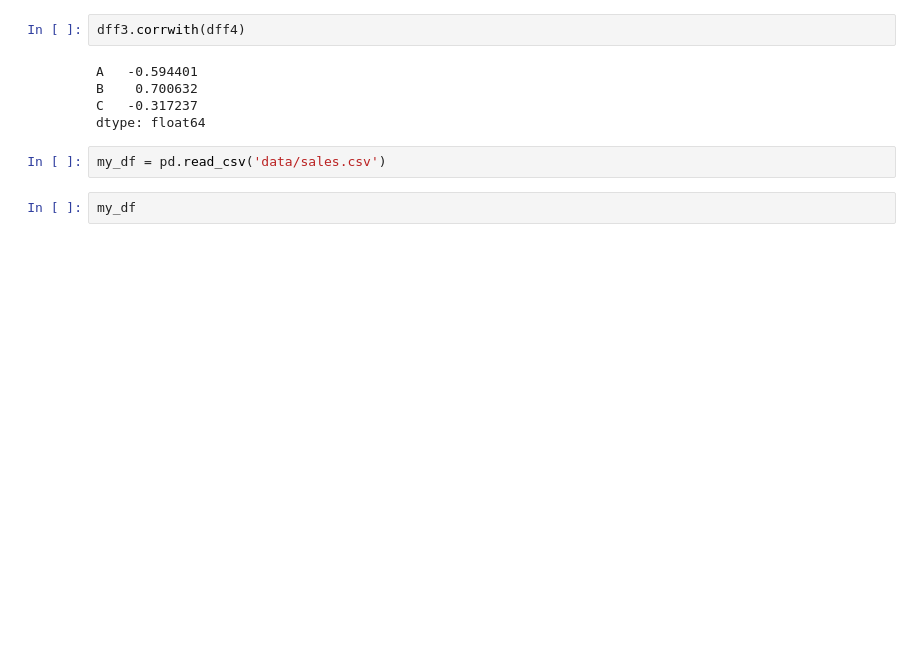
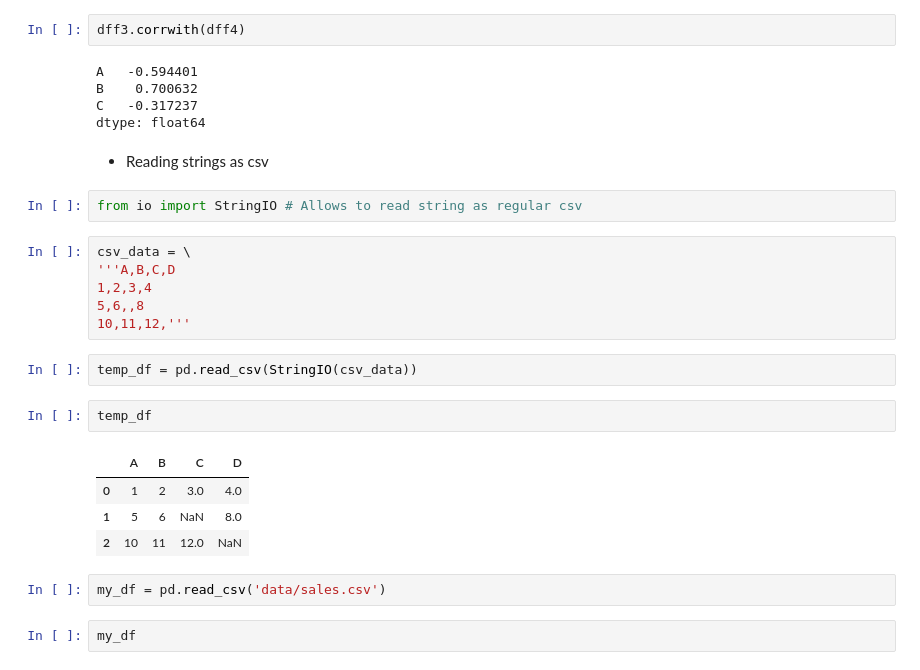
Before and after one commit to purvil/pandas, a Jupyter notebook: DataFrame.ipynb, the cells around one changed output. Saved outputs shown, nothing was run; the diff lists cells and outputs as text; blank space fills up the shorter version.

Commit message:
Missing data handling and few data files.

```diff
--- a/DataFrame.ipynb
+++ b/DataFrame.ipynb
@@ -1165,6 +1166,25 @@ A   -0.594401
 B    0.700632
 C   -0.317237
 dtype: float64
+# %% [markdown]
+* Reading strings as csv
+# %%
+from io import StringIO # Allows to read string as regular csv
+# %%
+csv_data = \
+'''A,B,C,D
+1,2,3,4
+5,6,,8
+10,11,12,'''
+# %%
+temp_df = pd.read_csv(StringIO(csv_data))
+# %%
+temp_df
+# %% [output]
+|  | A | B | C | D |
+| 0 | 1 | 2 | 3.0 | 4.0 |
+| 1 | 5 | 6 | NaN | 8.0 |
+| 2 | 10 | 11 | 12.0 | NaN |
 # %%
 my_df = pd.read_csv('data/sales.csv')
 # %%
```
Also changed, not shown: parts of 12 cells of this notebook, 7 other files.
